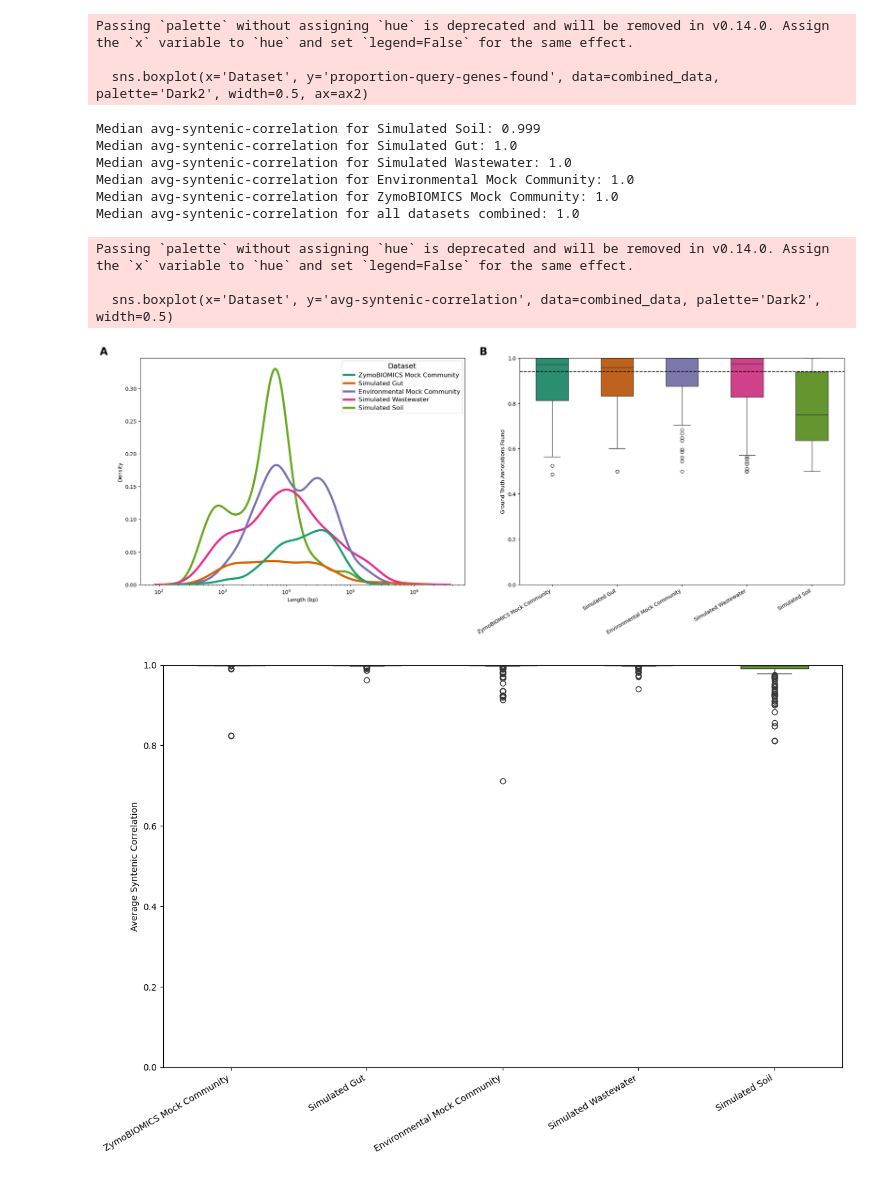
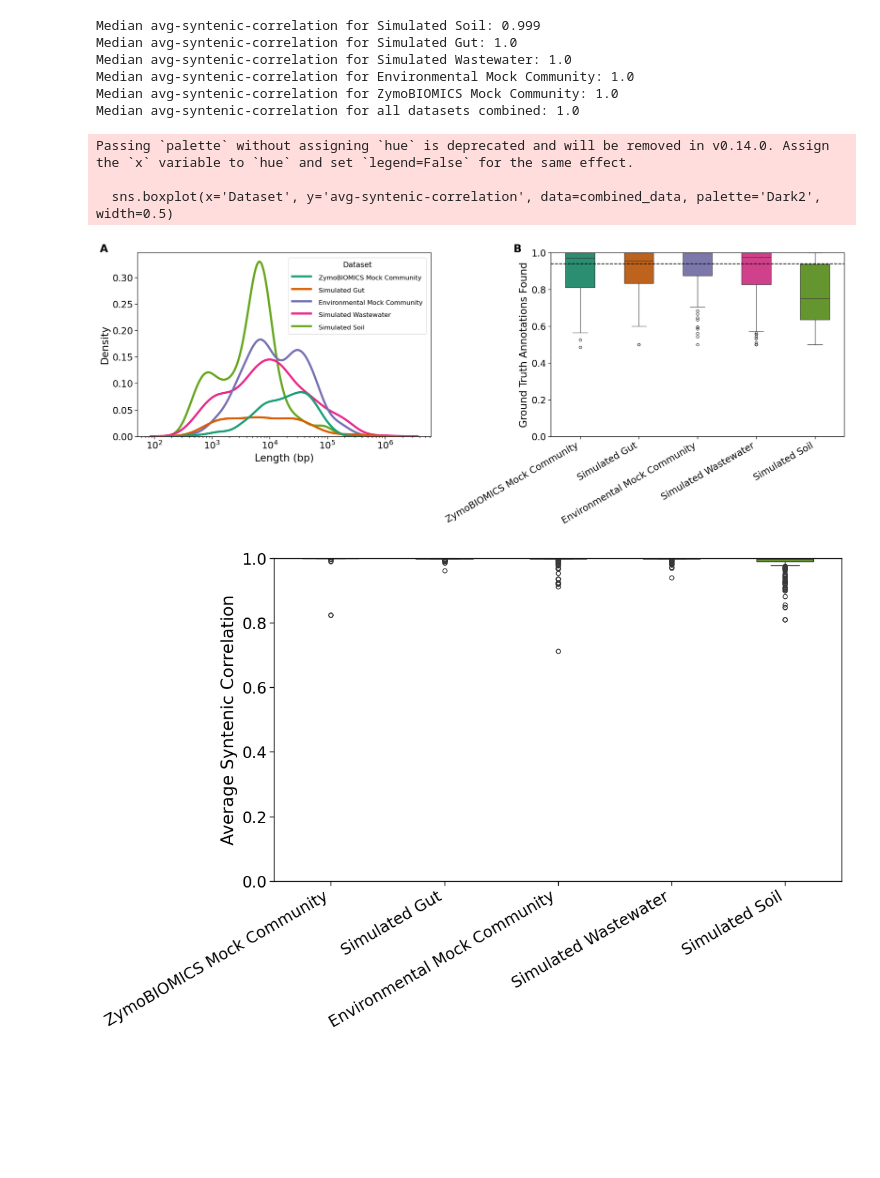
Before and after one commit to maguire-lab/subgraphia_analyses, a Jupyter notebook: length_correctness_fig2/figure_2.ipynb, the cells around one changed output. Cells and saved outputs as stored; diff of their text form; code cells hidden in the pictures; blank space fills up the shorter version.

Commit message:
increase font sizes in figs

```diff
--- a/length_correctness_fig2/figure_2.ipynb
+++ b/length_correctness_fig2/figure_2.ipynb
@@ -52,6 +52,7 @@ for dataset in combined_data['Dataset'].unique():
     print(f'Median proportion-query-genes-found for {dataset}: {median_proportion}')
 
 # combine the two plots into a single figure with two subplots
+sns.set_context("paper", font_scale=2)
 fig, (ax1, ax2) = plt.subplots(1, 2, figsize=(20, 8))
 # add A abd B labels to the subplots
 ax1.text(-0.1, 1.05, 'A', transform=ax1.transAxes, fontsize=20, fontweight='bold', va='top', ha='right')
@@ -113,14 +110,11 @@ Median proportion-query-genes-found for ZymoBIOMICS Mock Community: 0.971
-Passing `palette` without assigning `hue` is deprecated and will be removed in v0.14.0. Assign the `x` variable to `hue` and set `legend=False` for the same effect.
-
-  sns.boxplot(x='Dataset', y='proportion-query-genes-found', data=combined_data, palette='Dark2', width=0.5, ax=ax2)
+Median avg-syntenic-correlation for Simulated Soil: 0.999
+Median avg-syntenic-correlation for Simulated Gut: 1.0
+Median avg-syntenic-correlation for Simulated Wastewater: 1.0
+Median avg-syntenic-correlation for Environmental Mock Community: 1.0
+Median avg-syntenic-correlation for ZymoBIOMICS Mock Community: 1.0
+Median avg-syntenic-correlation for all datasets combined: 1.0
-Median avg-syntenic-correlation for Simulated Soil: 0.999
-Median avg-syntenic-correlation for Simulated Gut: 1.0
-Median avg-syntenic-correlation for Simulated Wastewater: 1.0
-Median avg-syntenic-correlation for Environmental Mock Community: 1.0
-Median avg-syntenic-correlation for ZymoBIOMICS Mock Community: 1.0
-Median avg-syntenic-correlation for all datasets combined: 1.0
+Passing `palette` without assigning `hue` is deprecated and will be removed in v0.14.0. Assign the `x` variable to `hue` and set `legend=False` for the same effect.
+
+  sns.boxplot(x='Dataset', y='avg-syntenic-correlation', data=combined_data, palette='Dark2', width=0.5)
-Passing `palette` without assigning `hue` is deprecated and will be removed in v0.14.0. Assign the `x` variable to `hue` and set `legend=False` for the same effect.
-
-  sns.boxplot(x='Dataset', y='avg-syntenic-correlation', data=combined_data, palette='Dark2', width=0.5)
-[figure, old version]
+[figure, new version]
-[figure, old version]
+[figure, new version]
```
Also changed, not shown: parts of 1 cell of this notebook, 5 other files.
